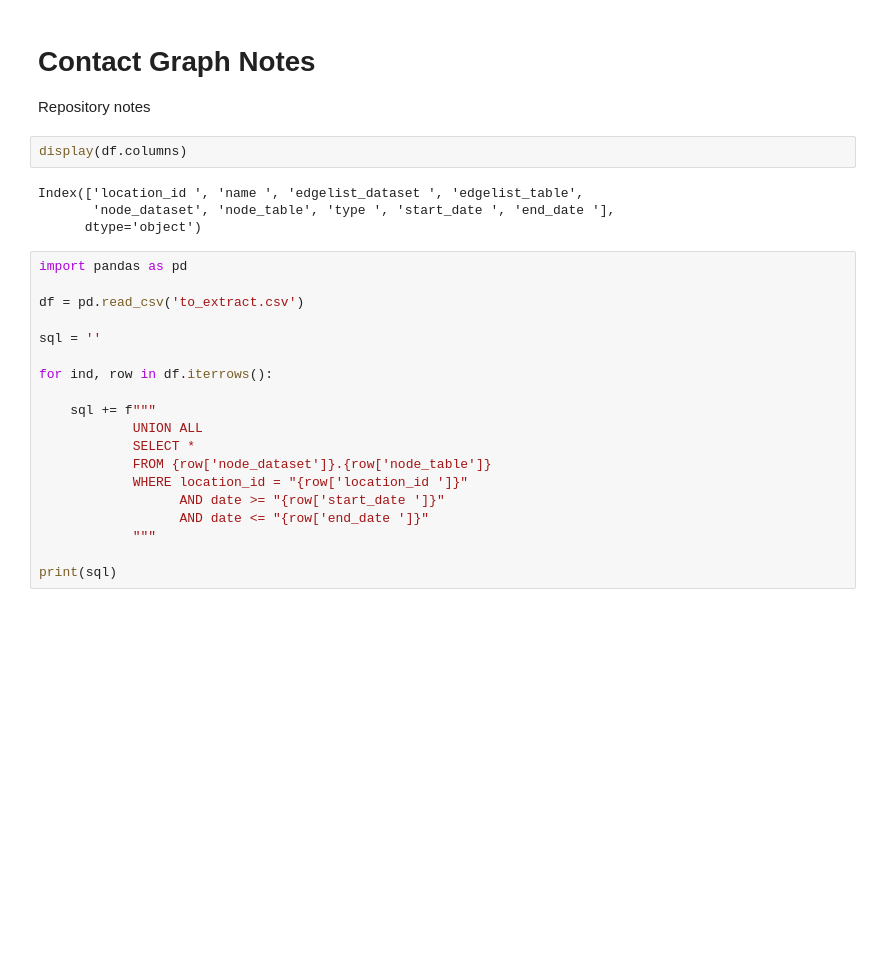
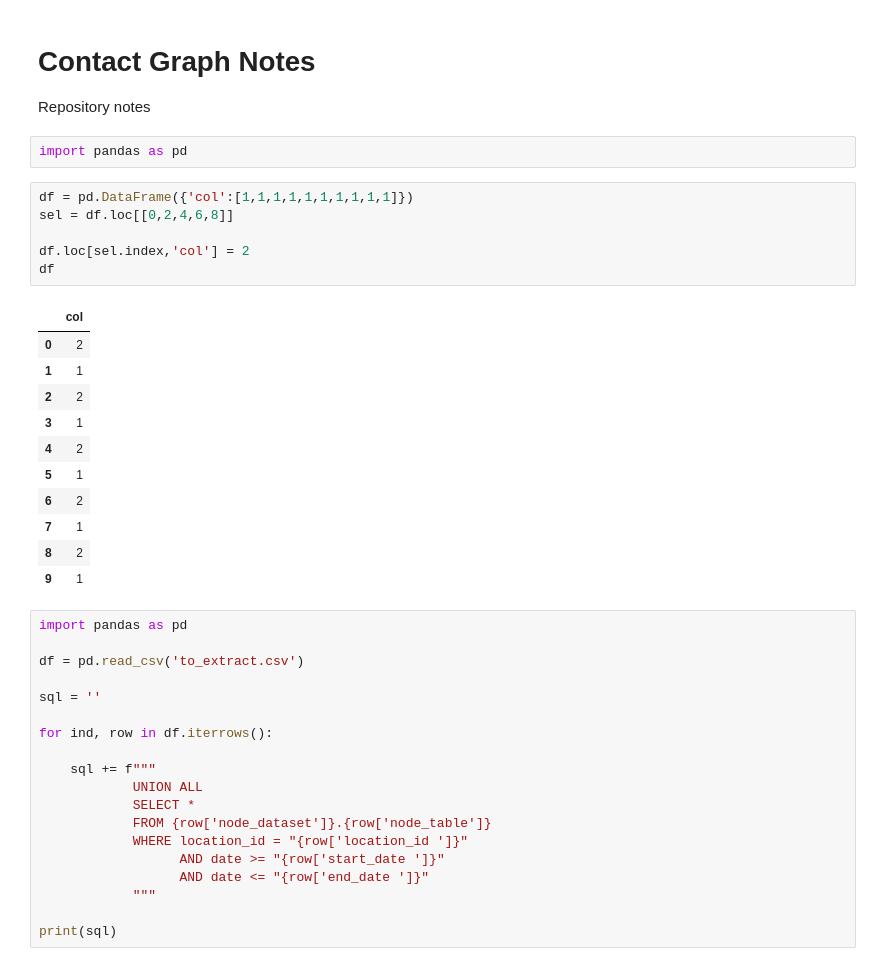
Before and after one commit to minigonche/covid_contact_graphs, a Jupyter notebook: Notes.ipynb, the cells around one changed output. Cells and saved outputs as stored; diff of their text form; blank space fills up the shorter version.

```diff
--- a/Notes.ipynb
+++ b/Notes.ipynb
@@ -1,12 +1,26 @@
 # %% [markdown]
 # Contact Graph Notes
 Repository notes
-# %%
-display(df.columns)
-# %% [output]
-Index(['location_id ', 'name ', 'edgelist_dataset ', 'edgelist_table',
-       'node_dataset', 'node_table', 'type ', 'start_date ', 'end_date '],
-      dtype='object')
+# %%
+import pandas as pd
+# %%
+df = pd.DataFrame({'col':[1,1,1,1,1,1,1,1,1,1]})
+sel = df.loc[[0,2,4,6,8]]
+
+df.loc[sel.index,'col'] = 2
+df
+# %% [output]
+|  | col |
+| 0 | 2 |
+| 1 | 1 |
+| 2 | 2 |
+| 3 | 1 |
+| 4 | 2 |
+| 5 | 1 |
+| 6 | 2 |
+| 7 | 1 |
+| 8 | 2 |
+| 9 | 1 |
 # %%
 import pandas as pd
 
```
Also changed, not shown: 4 other files.
